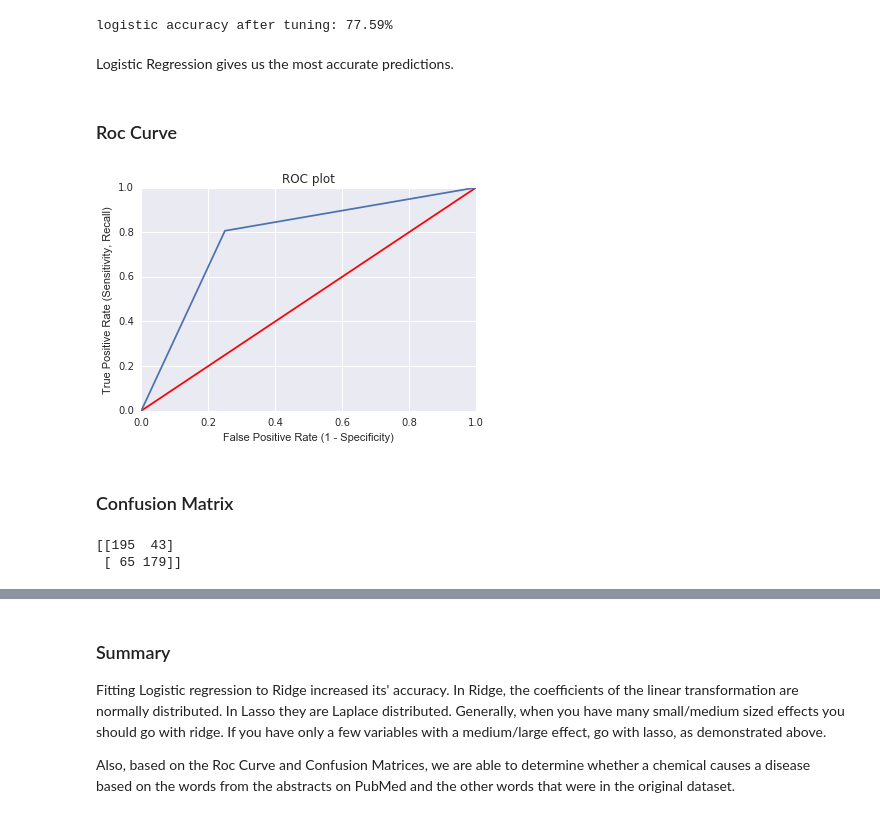
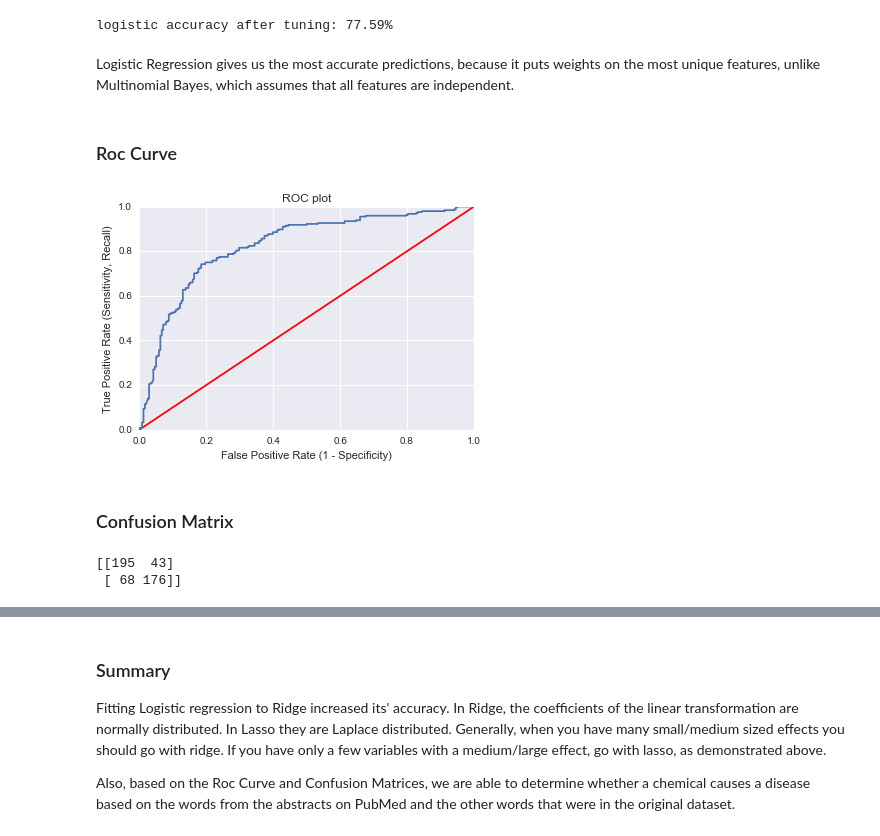
Before and after one commit to theresacervantes/Chemicals_and_diseases, a Jupyter notebook: 4_Classification_chemicals_and_diseases.ipynb, the cells around one changed output, grey strips where cells are left out. Drawn from its saved outputs; the diff is of its cells as text; code cells hidden in the pictures.

Commit message:
graphs added

```diff
--- a/4_Classification_chemicals_and_diseases.ipynb
+++ b/4_Classification_chemicals_and_diseases.ipynb
@@ -338,7 +338,7 @@ print("logistic accuracy after tuning: %.2f%%" %(log.score(X_test, y_test)*100))
 # %% [output]
 logistic accuracy after tuning: 77.59%
 # %% [markdown]
-Logistic Regression gives us the most accurate predictions.
+Logistic Regression gives us the most accurate predictions, because it puts weights on the most unique features, unlike Multinomial Bayes, which assumes that all features are independent.
 # %% [markdown]
 ### Roc Curve
 # %%
@@ -347,26 +347,26 @@ import seaborn
 import matplotlib.pyplot as plt
 %matplotlib inline
 # %%
-predictions = log.predict(X_test)
-fpr, tpr, thresholds = roc_curve(predictions, y_test)
+predictions = log.decision_function(X_test)
+fpr, tpr, thresholds = roc_curve(y_score=predictions, y_true=y_test)
 
 x = [0.0,1.0]
 plt.plot(x,x, color = 'red')
 plt.plot(fpr, tpr)
 plt.xlabel("False Positive Rate (1 - Specificity)")
 plt.ylabel("True Positive Rate (Sensitivity, Recall)")
 plt.title("ROC plot")
 plt.show()
 # %% [output]
-[figure, old version]
+[figure, new version]
 # %% [markdown]
 ### Confusion Matrix
 # %%
-cm = confusion_matrix(y_test, predictions)
+cm = confusion_matrix(y_test, log.predict(X_test))
 print(cm)
 # %% [output]
 [[195  43]
- [ 65 179]]
+ [ 68 176]]
 # %%
 normalized_cm = cm.astype('float') / cm.sum(axis=1)[:, np.newaxis]
 print(normalized_cm)
```
Also changed, not shown: parts of 7 cells of this notebook.
